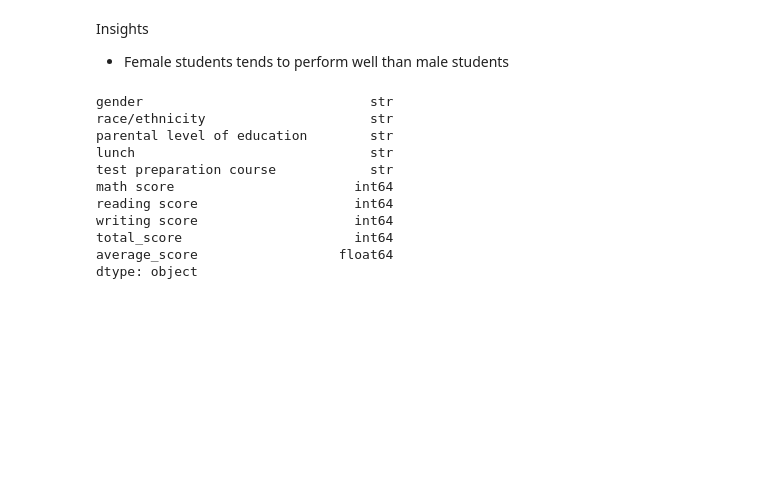
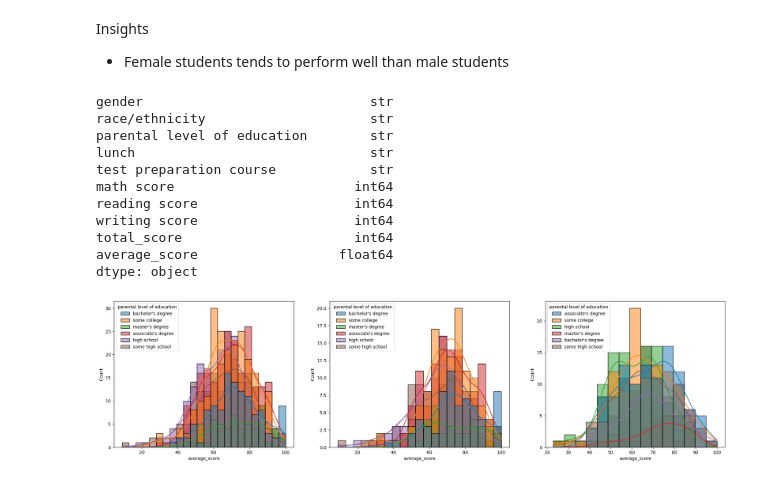
Before and after one commit to sunitachaulagain/Student_Performance_EDA, a Jupyter notebook: 01_Student_Performance_EDA.ipynb, the cells around one changed output. Saved outputs shown, nothing was run; the diff lists cells and outputs as text; code cells hidden in the pictures; blank space fills up the shorter version.

```diff
--- a/01_Student_Performance_EDA.ipynb
+++ b/01_Student_Performance_EDA.ipynb
@@ -440,3 +440,17 @@ writing score                    int64
 total_score                      int64
 average_score                  float64
 dtype: object
+# %%
+plt.subplots(1, 3, figsize = (25, 6))
+
+plt.subplot(1, 3, 1)
+sns.histplot(data = df, x = 'average_score', kde = True, hue = 'parental level of education')
+
+plt.subplot(1,3,2)
+sns.histplot(data = df[df['gender'] == 'female'], x = 'average_score', kde = True, hue = 'parental level of education')
+
+plt.subplot(1, 3, 3)
+sns.histplot(data = df[df['gender'] == 'male'], x = 'average_score', kde = True, hue = 'parental level of education')
+plt.show()
+# %% [output]
+[figure, added]
```
Also changed, not shown: parts of 5 cells of this notebook.
